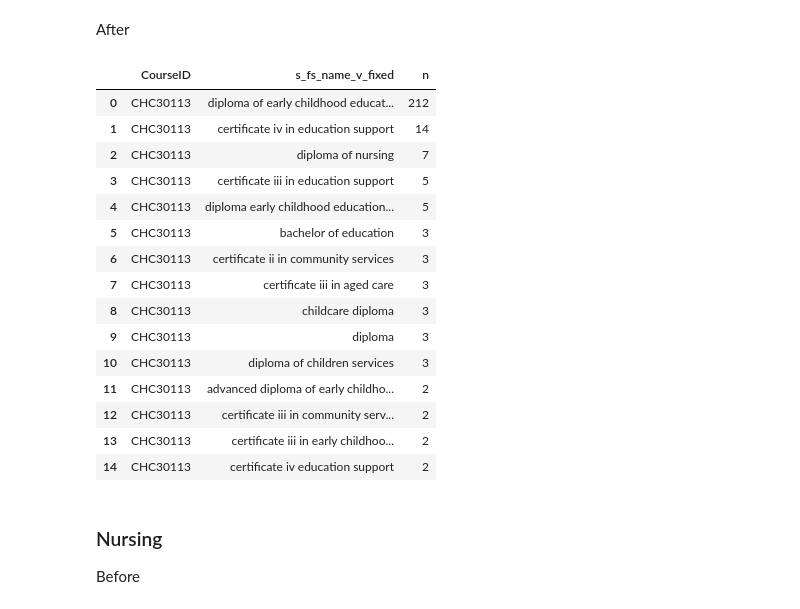
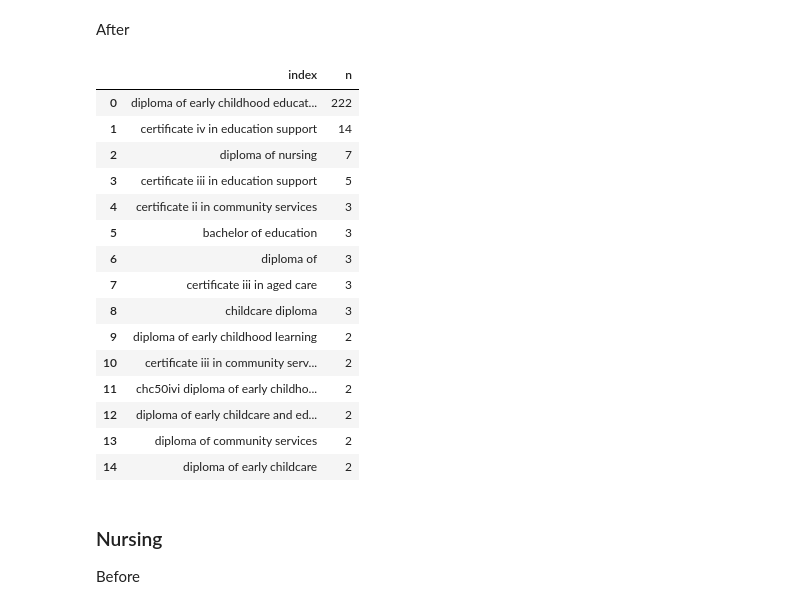
Before and after one commit to RTO-Performance-Indicators/survey_analytics, a Jupyter notebook: notebooks/further study.ipynb, the cells around one changed output. Cells and saved outputs as stored; diff of their text form; code cells hidden in the pictures.

Commit message:
Add in/of after cert and diploma

```diff
--- a/notebooks/further study.ipynb
+++ b/notebooks/further study.ipynb
@@ -206,5 +237,7 @@ In order to make it easy to apply to a data set, we can pakage these steps into
 # %%
 def tokenize(data = df, id = 'SurveyResponseID', col = 's_fs_name_v'):
+
+    data = data[~pd.isna(data[col])]
 
     s_fs_lev_dict = {'s_fs_lev':          [1, 2, 3, 4, 5, 6, 7, 8, 9],
                      'level_description': ['certificate i', 'certificate ii',
@@ -219,9 +252,12 @@ def tokenize(data = df, id = 'SurveyResponseID', col = 's_fs_name_v'):
     data[col] = data[col].apply(lambda x: re.sub(r'\.', '', x))
 
     # tokenize
-    data['tokens'] = data[col].apply(lambda x: nltk.word_tokenize(x))
+    # data['tokens'] = data[col].apply(lambda x: nltk.word_tokenize(x))
+    data['tokens'] = data[col].apply(lambda x: re.split(' |/|/.', x))
 
     # convert to narrow data
     tokenized_df = data.explode('tokens')
 
     return(tokenized_df)
+
+# tokenize(data = df)
@@ -329,5 +367,8 @@ def fix_bachelor(string):
     string = re.sub(pattern = "^bchelor$", repl = "bachelor", string = string)
 
     string = re.sub(pattern = "^bachelors$", repl = "bachelor", string = string)
+    string = re.sub(pattern = "^bachelor's$", repl = "bachelor", string = string)
 
     return(string)
+
+fix_bachelor("bachelor's")
@@ -656,14 +674,33 @@ def add_dip_details(row):
     else:
         return(row['s_fs_name_v_fixed'])
 
-def diploma_of(x):
-    string = re.sub(r'(diploma) in ([a-z]*)' , r'\1 of \2', str(x))
-    return(string)
-
 def bachelor_of(x):
     string = re.sub(r'(bachelor) in ([a-z]*)' , r'\1 of \2', str(x))
     return(string)
 
+def diploma_of(x):
+    # Change diploma IN to diploma OF
+    string = re.sub(r'(diploma) in ([a-z]*)' , r'\1 of \2', str(x))
+
+    # Add OF after diploma if missing
+    if re.match('diploma', string):
+        if re.match('diploma of', string = string):
+            string = string
+        else:
+            string = re.sub('diploma', repl = 'diploma of', string = string)
+
+    return(string)
+
+
 def certificate_in(x):
+    # Change cert OF to cert IN
     string = re.sub(r'(certificate [a-z]*) of ([a-z]*)' , r'\1 in \2', str(x))
+
+    # Add IN after cert if missing
+    if re.match('certificate', string):
+        if re.match(r'certificate ([iv]*) in', string):
+            string = string
+        else:
+            string = re.sub(r'certificate ([iv]*)', repl = r'certificate \1 in', string = string)
+
     return(string)
@@ -690,8 +723,6 @@ def fix_fs_name_v(dataframe, id = 'SurveyResponseID', col = 's_fs_name_v'):
     # Join tokens together again
     df_fixed = tokenized_df.groupby([id, col, 'level_description'])['tokens2'].apply(' '.join).reset_index(name = 's_fs_name_v_fixed')
 
-    # Fix spaces before and after parentheses
-    df_fixed['s_fs_name_v_fixed'] = df_fixed['s_fs_name_v_fixed'].apply(fix_parentheses)
 
     # Join df_fixed and original df
     df_fixed = pd.merge(dataframe, df_fixed)
@@ -767,24 +798,24 @@ df[df['CourseID'] == 'CHC30113']['s_fs_name_v'].value_counts().head(15).reset_in
 # %% [markdown]
 After
 # %%
-temp[temp['CourseID'] == "CHC30113"].groupby('CourseID')['s_fs_name_v_fixed'].value_counts().reset_index(name = 'n').head(15)
+temp[temp['CourseID'] == "CHC30113"]['s_fs_name_v_fixed'].value_counts().reset_index(name = 'n').head(15)
 # %% [output]
-|  | CourseID | s_fs_name_v_fixed | n |
-| 0 | CHC30113 | diploma of early childhood educat... | 212 |
-| 1 | CHC30113 | certificate iv in education support | 14 |
-| 2 | CHC30113 | diploma of nursing | 7 |
-| 3 | CHC30113 | certificate iii in education support | 5 |
-| 4 | CHC30113 | diploma early childhood education... | 5 |
-| 5 | CHC30113 | bachelor of education | 3 |
-| 6 | CHC30113 | certificate ii in community services | 3 |
-| 7 | CHC30113 | certificate iii in aged care | 3 |
-| 8 | CHC30113 | childcare diploma | 3 |
-| 9 | CHC30113 | diploma | 3 |
-| 10 | CHC30113 | diploma of children services | 3 |
-| 11 | CHC30113 | advanced diploma of early childho... | 2 |
-| 12 | CHC30113 | certificate iii in community serv... | 2 |
-| 13 | CHC30113 | certificate iii in early childhoo... | 2 |
-| 14 | CHC30113 | certificate iv education support | 2 |
+|  | index | n |
+| 0 | diploma of early childhood educat... | 222 |
+| 1 | certificate iv in education support | 14 |
+| 2 | diploma of nursing | 7 |
+| 3 | certificate iii in education support | 5 |
+| 4 | certificate ii in community services | 3 |
+| 5 | bachelor of education | 3 |
+| 6 | diploma of | 3 |
+| 7 | certificate iii in aged care | 3 |
+| 8 | childcare diploma | 3 |
+| 9 | diploma of early childhood learning | 2 |
+| 10 | certificate iii in community serv... | 2 |
+| 11 | chc50ivi diploma of early childho... | 2 |
+| 12 | diploma of early childcare and ed... | 2 |
+| 13 | diploma of community services | 2 |
+| 14 | diploma of early childcare | 2 |
 # %% [markdown]
 ### Nursing
 Before
```
Also changed, not shown: parts of 66 cells of this notebook, 3 other files.
